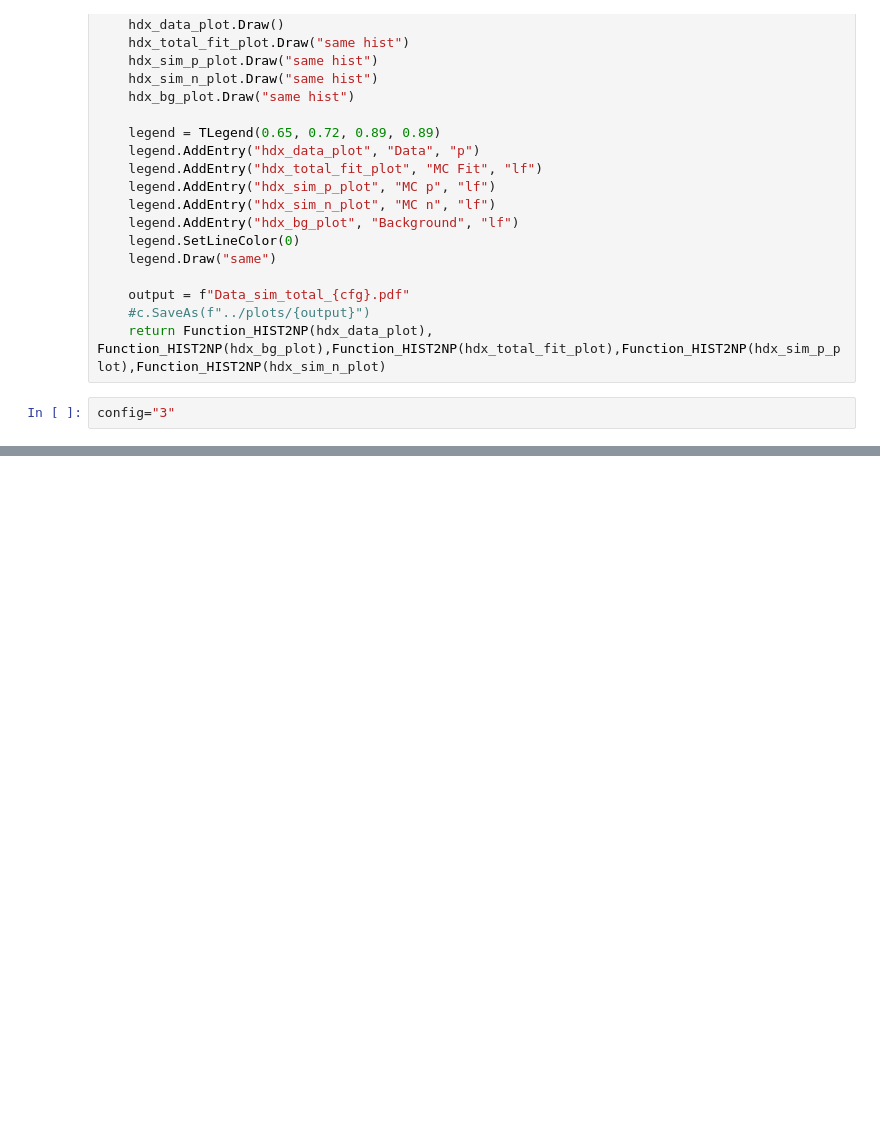
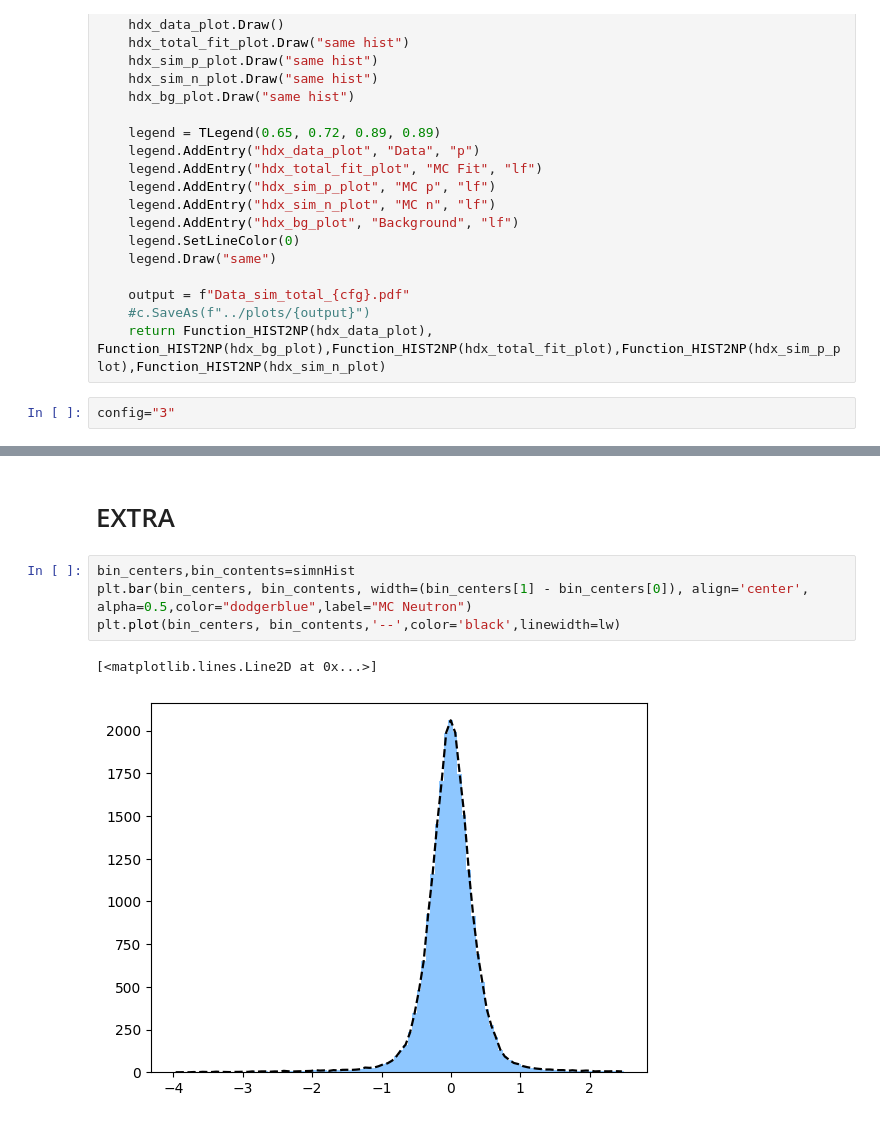
Before and after one commit to hp4xz/GEnAnalysis, a Jupyter notebook: analysis/fitdx.ipynb, the cells around one changed output, grey strips where cells are left out. Saved outputs shown, nothing was run; the diff lists cells and outputs as text; blank space fills up the shorter version.

```diff
--- a/analysis/fitdx.ipynb
+++ b/analysis/fitdx.ipynb
@@ -352,0 +363,9 @@ plt.show()
+# %% [markdown]
+# EXTRA
+# %%
+bin_centers,bin_contents=simnHist
+plt.bar(bin_centers, bin_contents, width=(bin_centers[1] - bin_centers[0]), align='center', alpha=0.5,color="dodgerblue",label="MC Neutron")
+plt.plot(bin_centers, bin_contents,'--',color='black',linewidth=lw)
+# %% [output]
+[<matplotlib.lines.Line2D at 0x...>]
+[figure, added]
```
Also changed, not shown: parts of 6 cells of this notebook, 2 other files.
